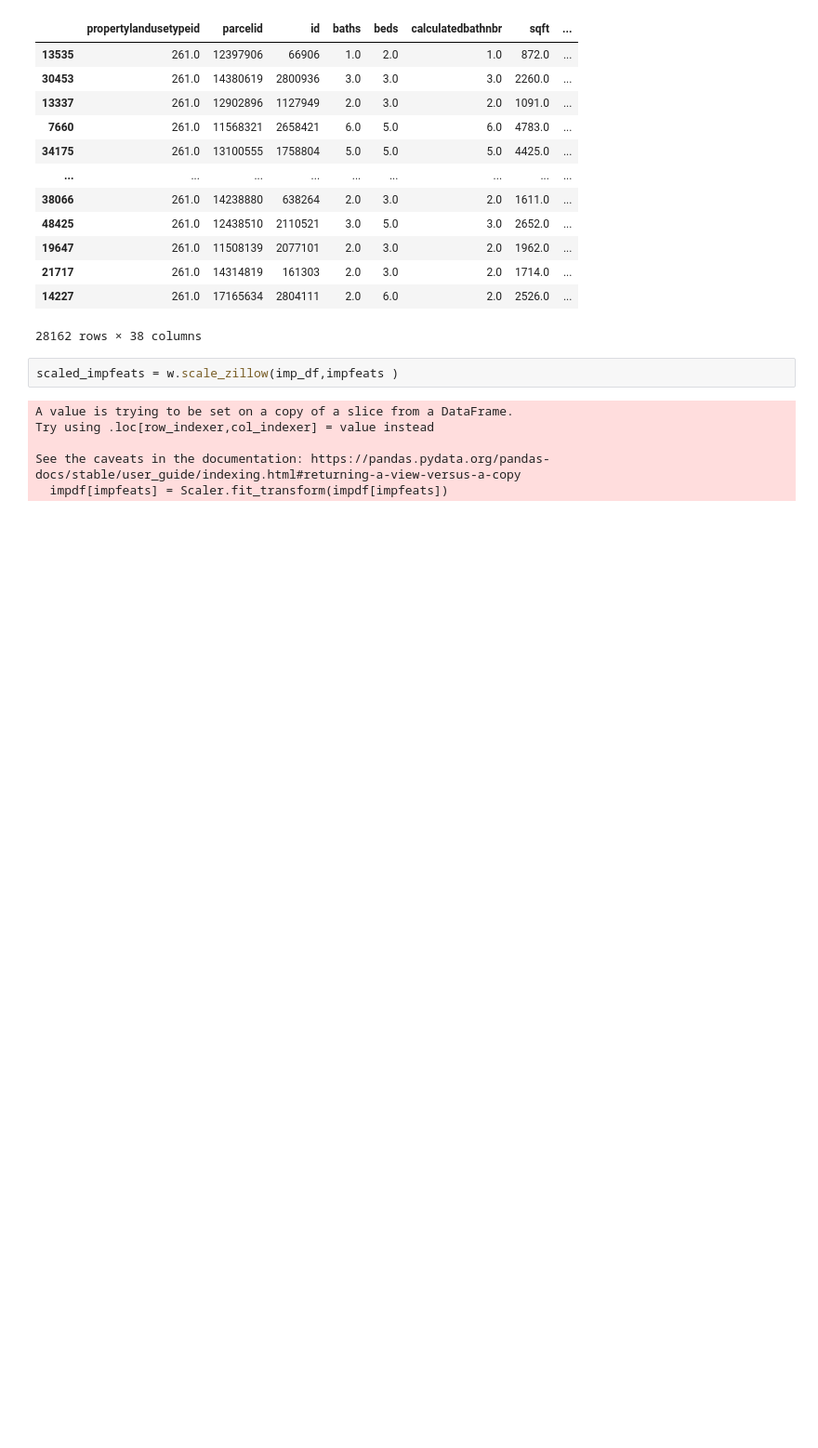
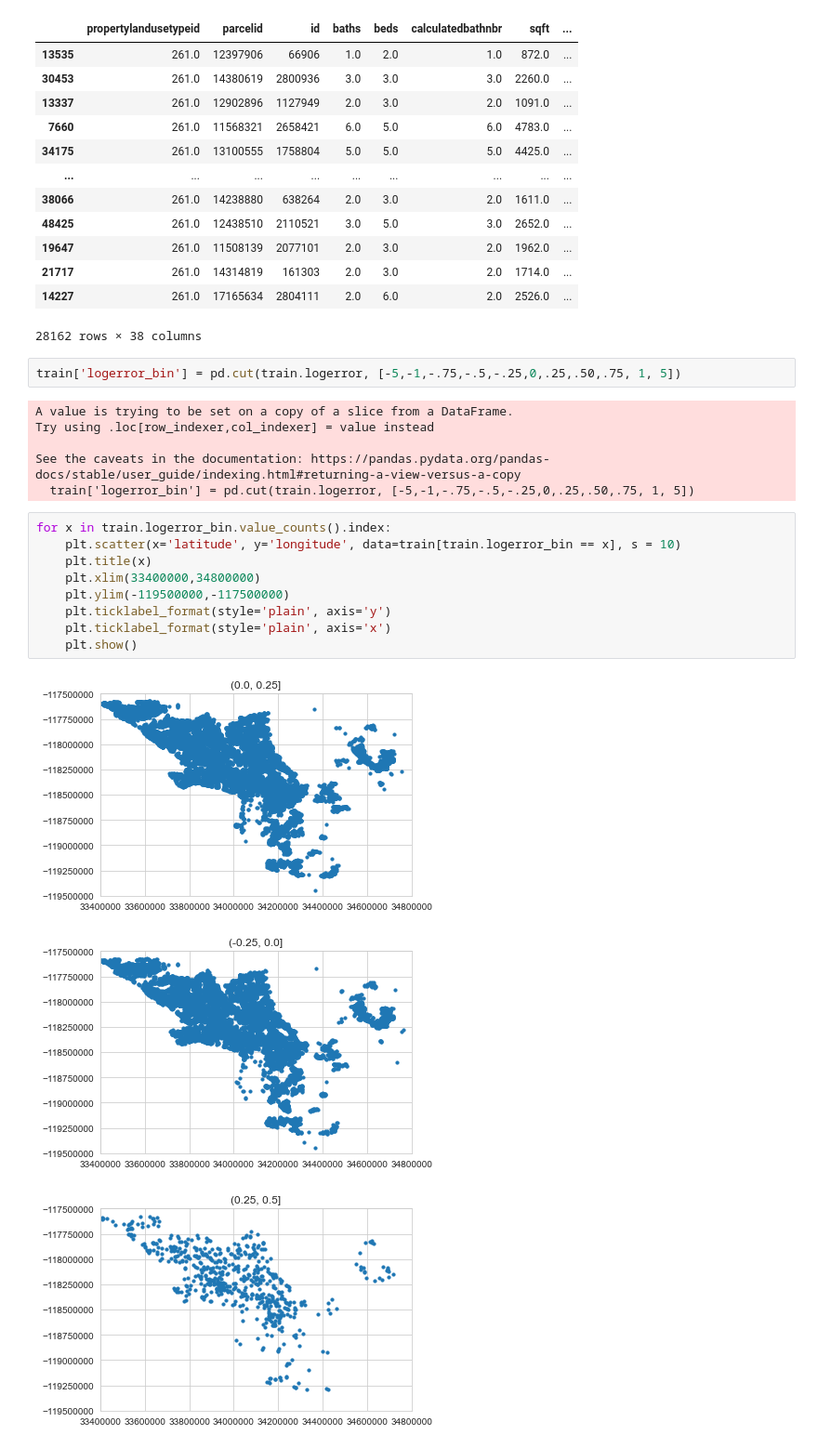
Before and after one commit to zach-allante/clustering-project, a Jupyter notebook: explore-project.ipynb, the cells around one changed output. Shown at 93% size. Cells and saved outputs as stored; diff of their text form; blank space fills up the shorter version.

```diff
--- a/explore-project.ipynb
+++ b/explore-project.ipynb
@@ -129,11 +166,24 @@ train
 | 21717 | 261.0 | 14314819 | 161303 | 2.0 | 3.0 | 2.0 | 1714.0 | ... |
 | 14227 | 261.0 | 17165634 | 2804111 | 2.0 | 6.0 | 2.0 | 2526.0 | ... |
 28162 rows × 38 columns
-# %%
-scaled_impfeats = w.scale_zillow(imp_df,impfeats )
-# %% [output]
-A value is trying to be set on a copy of a slice from a DataFrame.
-Try using .loc[row_indexer,col_indexer] = value instead
-
-See the caveats in the documentation: https://pandas.pydata.org/pandas-docs/stable/user_guide/indexing.html#returning-a-view-versus-a-copy
-  impdf[impfeats] = Scaler.fit_transform(impdf[impfeats])
+# %%
+train['logerror_bin'] = pd.cut(train.logerror, [-5,-1,-.75,-.5,-.25,0,.25,.50,.75, 1, 5])
+# %% [output]
+A value is trying to be set on a copy of a slice from a DataFrame.
+Try using .loc[row_indexer,col_indexer] = value instead
+
+See the caveats in the documentation: https://pandas.pydata.org/pandas-docs/stable/user_guide/indexing.html#returning-a-view-versus-a-copy
+  train['logerror_bin'] = pd.cut(train.logerror, [-5,-1,-.75,-.5,-.25,0,.25,.50,.75, 1, 5])
+# %%
+for x in train.logerror_bin.value_counts().index:
+    plt.scatter(x='latitude', y='longitude', data=train[train.logerror_bin == x], s = 10)
+    plt.title(x)
+    plt.xlim(33400000,34800000)
+    plt.ylim(-119500000,-117500000)
+    plt.ticklabel_format(style='plain', axis='y')
+    plt.ticklabel_format(style='plain', axis='x')
+    plt.show()
+# %% [output]
+[figure, added]
+[figure, added]
+[figure, added]
```
Also changed, not shown: parts of 29 cells of this notebook.
